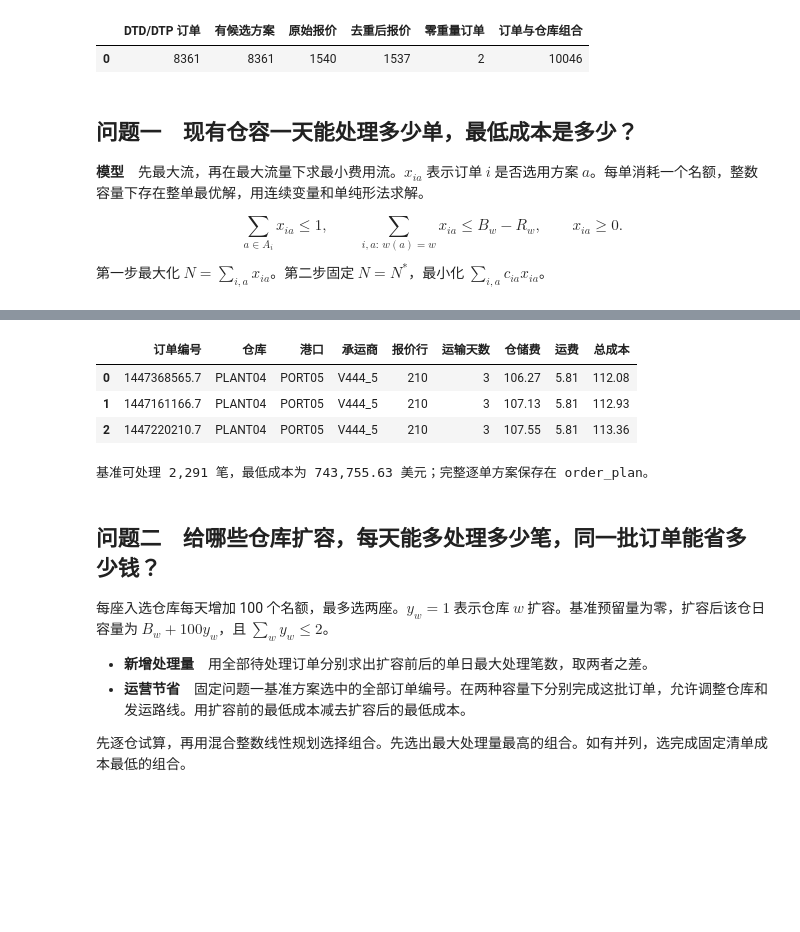
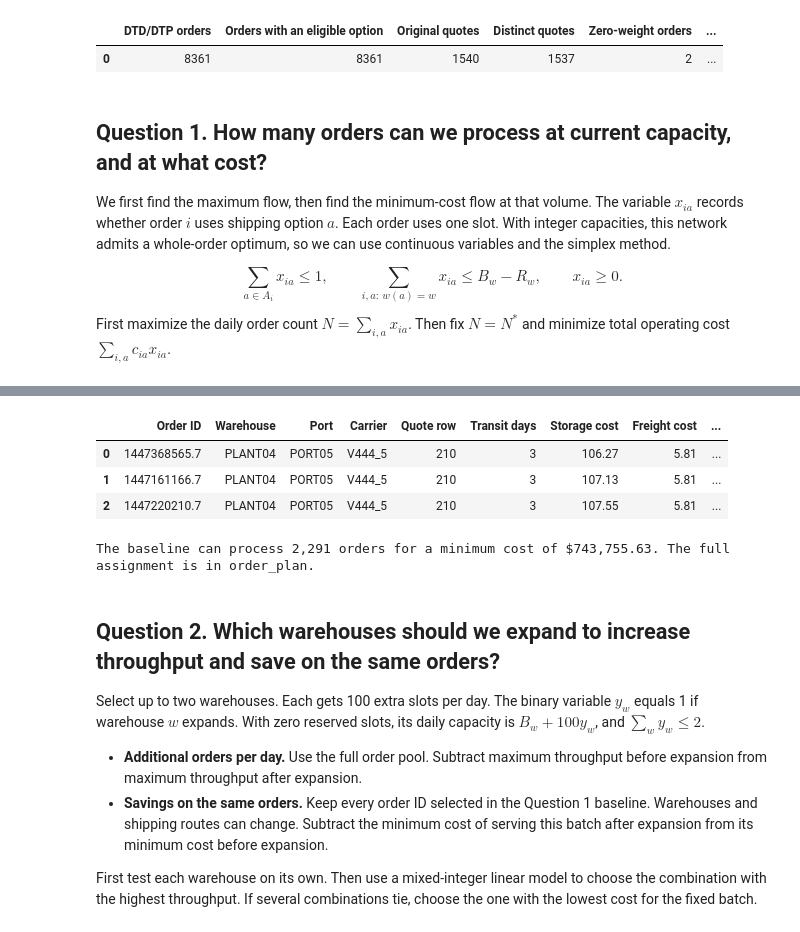
Before and after one commit to CountofPenglai/dba5103_gp, a Jupyter notebook: supply_chain_gurobi.ipynb, the cells around one changed output, grey strips where cells are left out. Saved outputs shown, nothing was run; the diff lists cells and outputs as text; code cells hidden in the pictures; blank space fills up the shorter version.

Commit message:
Translate supply chain notebook and saved results into English

```diff
--- a/supply_chain_gurobi.ipynb
+++ b/supply_chain_gurobi.ipynb
@@ -48,11 +49,11 @@ rates = sheets["FreightRates"].drop_duplicates().rename(columns={
     "minm_wgh_qty": "low", "max_wgh_qty": "high", "minimum cost": "minimum",
     "mode_dsc": "mode", "tpt_day_cnt": "days"
 }).copy()
-rates["quote"] = rates.index + 2  # 原 Excel 行号，含表头
+rates["quote"] = rates.index + 2  # Original worksheet row number, including the header.
 rates["mode"] = rates["mode"].str.strip()
 assert set(rates["mode"]) == {"AIR", "GROUND"}
 
-# 名单约束从仓库出发：有名单的仓库只能服务列明的客户。
+# A warehouse with a VMI list can serve only the customers on that list.
 routes = (orders[["order", "product", "customer", "destination", "service", "units", "weight", "historical_days"]]
           .merge(products, on="product").merge(ports, on="plant")
           .merge(rates, on=["port", "destination", "service"]))
@@ -65,7 +66,7 @@ routes["freight"] = np.where(routes["mode"].eq("AIR"),
                              np.maximum(routes.minimum, routes.weight * routes.rate), routes.rate)
 routes["cost"] = routes.warehouse_cost + routes.freight
 assert routes["cost"].notna().all()
-# 保留完整报价表。每次应用情景限制之后，才压缩同订单、同仓库的等价选择。
+# Keep all quotes until the scenario filters are applied, then keep the cheapest option per order and warehouse.
 routes = routes.sort_values(["cost", "days", "quote", "plant"], kind="stable")
 eligible = routes.loc[routes.vmi_ok]
 def lowest_by_plant(options):
@@ -73,33 +74,33 @@ def lowest_by_plant(options):
 
 base_options = lowest_by_plant(eligible)
 display(pd.DataFrame([{
-    "DTD/DTP 订单": len(orders), "有候选方案": eligible.order.nunique(),
-    "原始报价": len(sheets["FreightRates"]), "去重后报价": len(rates),
-    "零重量订单": orders.weight.eq(0).sum(), "订单与仓库组合": len(base_options)
+    "DTD/DTP orders": len(orders), "Orders with an eligible option": eligible.order.nunique(),
+    "Original quotes": len(sheets["FreightRates"]), "Distinct quotes": len(rates),
+    "Zero-weight orders": orders.weight.eq(0).sum(), "Order-warehouse pairs": len(base_options)
 }]))
 # %% [output]
-|  | DTD/DTP 订单 | 有候选方案 | 原始报价 | 去重后报价 | 零重量订单 | 订单与仓库组合 |
-| 0 | 8361 | 8361 | 1540 | 1537 | 2 | 10046 |
+|  | DTD/DTP orders | Orders with an eligible option | Original quotes | Distinct quotes | Zero-weight orders | ... |
+| 0 | 8361 | 8361 | 1540 | 1537 | 2 | ... |
 # %% [markdown]
-## 问题一　现有仓容一天能处理多少单，最低成本是多少？
+## Question 1. How many orders can we process at current capacity, and at what cost?
 
-**模型**　先最大流，再在最大流量下求最小费用流。$x_{ia}$ 表示订单 $i$ 是否选用方案 $a$。每单消耗一个名额，整数容量下存在整单最优解，用连续变量和单纯形法求解。
+We first find the maximum flow, then find the minimum-cost flow at that volume. The variable $x_{ia}$ records whether order $i$ uses shipping option $a$. Each order uses one slot. With integer capacities, this network admits a whole-order optimum, so we can use continuous variables and the simplex method.
 
 $$\sum_{a\in A_i}x_{ia}\le 1,\qquad
 \sum_{i,a:\,w(a)=w} x_{ia}\le B_w-R_w,\qquad x_{ia}\ge 0.$$
 
-第一步最大化 $N=\sum_{i,a}x_{ia}$。第二步固定 $N=N^*$，最小化 $\sum_{i,a}c_{ia}x_{ia}$。
+First maximize the daily order count $N=\sum_{i,a}x_{ia}$. Then fix $N=N^*$ and minimize total operating cost $\sum_{i,a}c_{ia}x_{ia}$.
 # %%
 env = gp.Env(empty=True)
 env.setParam("OutputFlag", 0)
-env.setParam("Method", 1)  # 对偶单纯形法
+env.setParam("Method", 1)  # Dual simplex
 env.setParam("Threads", 2)
 env.setParam("MIPGap", 0)
 env.setParam("MIPGapAbs", 0)
 env.start()
 
 def add_assignment(model, options, caps, *, required=False, name="assign"):
-    # 每个“订单、仓库”已有一个最低价方案，固定清单时要求每个编号恰好分配一次。
+    # Each order-warehouse pair has one least-cost option. A fixed batch requires every order ID exactly once.
     x = model.addVars(list(zip(options.order, options.plant)), ub=1, name=name)
     for i in options.order.unique():
         count_i = x.sum(i, "*")
@@ -112,12 +113,12 @@ def optimum(model, objective, sense):
     model.setObjective(objective, sense)
     model.optimize()
     if model.Status != GRB.OPTIMAL:
-        raise RuntimeError(f"Gurobi 求解状态 {model.Status}")
+        raise RuntimeError(f"Gurobi did not find an optimum (status {model.Status}).")
     return model.ObjVal
 
 def solve_assignment(options, caps, *, throughput_only=False):
     if (caps < 0).any():
-        raise ValueError("可用仓容不能为负数")
+        raise ValueError("Available warehouse capacity must be nonnegative.")
     with gp.Model(env=env) as model:
         x, cost, limits = add_assignment(model, options, caps.to_dict())
         count = x.sum()
@@ -142,23 +143,24 @@ assert (len(orders), eligible.order.nunique(), base["maximum"], without_vmi["max
 assert np.isclose(base["cost"], 743755.6256404707, atol=0.01, rtol=0)
 
 def baseline_row(label, demand, options, result):
-    return {"情景": label, "订单池": demand, "有候选方案": options.order.nunique(),
-            "最多处理": result["maximum"], "最低运营成本（美元）": round(result["cost"], 2)}
+    return {"Scenario": label, "Orders in pool": demand, "Orders with an eligible option": options.order.nunique(),
+            "Maximum orders": result["maximum"], "Minimum operating cost (USD)": round(result["cost"], 2)}
 
-checks = [baseline_row("基准", len(orders), base_options, base),
-          baseline_row("放宽 VMI", len(orders), routes, without_vmi)]
+checks = [baseline_row("Baseline", len(orders), base_options, base),
+          baseline_row("VMI restrictions lifted", len(orders), routes, without_vmi)]
 for label, demand, options, caps in [
-    ("运输天数不超过历史值", len(orders), eligible.loc[eligible.days <= eligible.historical_days], capacity),
-    ("剔除零重量订单", int(orders.weight.gt(0).sum()), eligible.loc[eligible.weight > 0], capacity),
-    ("按历史仓库预留 CRF 名额", len(orders), eligible, capacity - crf_count)
+    ("Transit time capped at historical value", len(orders), eligible.loc[eligible.days <= eligible.historical_days], capacity),
+    ("Zero-weight orders excluded", int(orders.weight.gt(0).sum()), eligible.loc[eligible.weight > 0], capacity),
+    ("CRF slots reserved by historical warehouse", len(orders), eligible, capacity - crf_count)
 ]:
     result = solve_assignment(lowest_by_plant(options), caps)
     checks.append(baseline_row(label, demand, options, result))
-baseline_checks = pd.DataFrame(checks).set_index("情景")
+baseline_checks = pd.DataFrame(checks).set_index("Scenario")
 display(baseline_checks)
 order_plan = base["chosen"][["order", "plant", "port", "carrier", "quote", "days", "warehouse_cost", "freight", "cost"]]
-display(order_plan.head(3).round(2).rename(columns={"order":"订单编号","plant":"仓库","port":"港口","carrier":"承运商",
-                                                    "quote":"报价行","days":"运输天数","warehouse_cost":"仓储费",
-                                                    "freight":"运费","cost":"总成本"}))
-print(f"基准可处理 {base['maximum']:,} 笔，最低成本为 {base['cost']:,.2f} 美元；完整逐单方案保存在 order_plan。")
+display(order_plan.head(3).round(2).rename(columns={"order":"Order ID","plant":"Warehouse","port":"Port","carrier":"Carrier",
+                                                    "quote":"Quote row","days":"Transit days","warehouse_cost":"Storage cost",
+                                                    "freight":"Freight cost","cost":"Total cost"}))
+print(f"The baseline can process {base['maximum']:,} orders for a minimum cost of ${base['cost']:,.2f}. "
+      "The full assignment is in order_plan.")
 # %% [output]
@@ -172,17 +174,17 @@ print(f"基准可处理 {base['maximum']:,} 笔，最低成本为 {base['cost']:
-|  | 订单编号 | 仓库 | 港口 | 承运商 | 报价行 | 运输天数 | 仓储费 | 运费 | 总成本 |
-| 0 | 1447368565.7 | PLANT04 | PORT05 | V444_5 | 210 | 3 | 106.27 | 5.81 | 112.08 |
-| 1 | 1447161166.7 | PLANT04 | PORT05 | V444_5 | 210 | 3 | 107.13 | 5.81 | 112.93 |
-| 2 | 1447220210.7 | PLANT04 | PORT05 | V444_5 | 210 | 3 | 107.55 | 5.81 | 113.36 |
+|  | Order ID | Warehouse | Port | Carrier | Quote row | Transit days | Storage cost | Freight cost | ... |
+| 0 | 1447368565.7 | PLANT04 | PORT05 | V444_5 | 210 | 3 | 106.27 | 5.81 | ... |
+| 1 | 1447161166.7 | PLANT04 | PORT05 | V444_5 | 210 | 3 | 107.13 | 5.81 | ... |
+| 2 | 1447220210.7 | PLANT04 | PORT05 | V444_5 | 210 | 3 | 107.55 | 5.81 | ... |
-基准可处理 2,291 笔，最低成本为 743,755.63 美元；完整逐单方案保存在 order_plan。
+The baseline can process 2,291 orders for a minimum cost of $743,755.63. The full assignment is in order_plan.
 # %% [markdown]
-## 问题二　给哪些仓库扩容，每天能多处理多少笔，同一批订单能省多少钱？
+## Question 2. Which warehouses should we expand to increase throughput and save on the same orders?
 
-每座入选仓库每天增加 100 个名额，最多选两座。$y_w=1$ 表示仓库 $w$ 扩容。基准预留量为零，扩容后该仓日容量为 $B_w+100y_w$，且 $\sum_w y_w\le 2$。
+Select up to two warehouses. Each gets 100 extra slots per day. The binary variable $y_w$ equals 1 if warehouse $w$ expands. With zero reserved slots, its daily capacity is $B_w+100y_w$, and $\sum_w y_w\le 2$.
 
-- **新增处理量**　用全部待处理订单分别求出扩容前后的单日最大处理笔数，取两者之差。
-- **运营节省**　固定问题一基准方案选中的全部订单编号。在两种容量下分别完成这批订单，允许调整仓库和发运路线。用扩容前的最低成本减去扩容后的最低成本。
+- **Additional orders per day.** Use the full order pool. Subtract maximum throughput before expansion from maximum throughput after expansion.
+- **Savings on the same orders.** Keep every order ID selected in the Question 1 baseline. Warehouses and shipping routes can change. Subtract the minimum cost of serving this batch after expansion from its minimum cost before expansion.
 
-先逐仓试算，再用混合整数线性规划选择组合。先选出最大处理量最高的组合。如有并列，选完成固定清单成本最低的组合。
+First test each warehouse on its own. Then use a mixed-integer linear model to choose the combination with the highest throughput. If several combinations tie, choose the one with the lowest cost for the fixed batch.
 # %%
 EXTRA = 100
 SITE_LIMIT = 2
```
Also changed, not shown: parts of 9 cells of this notebook.
